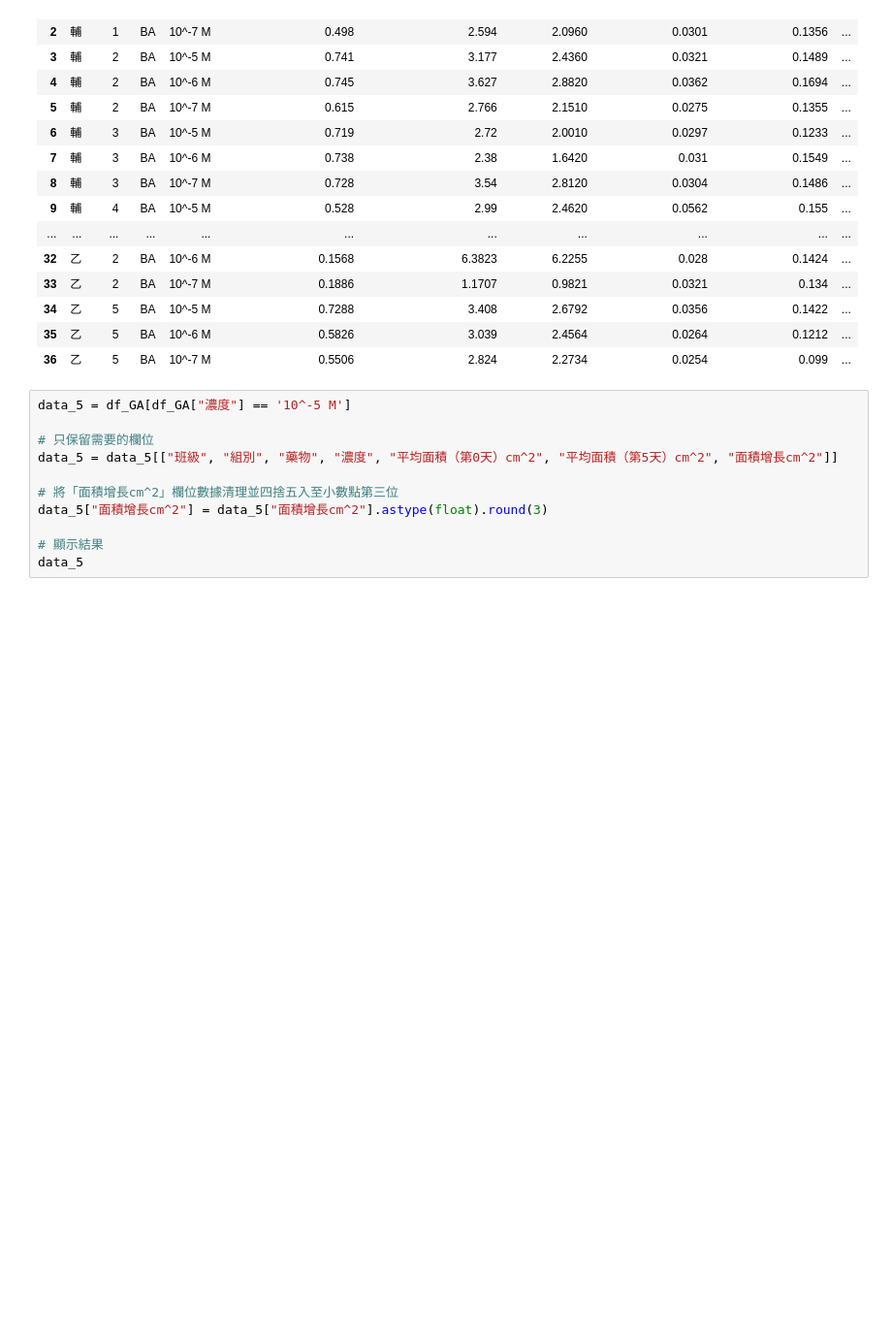
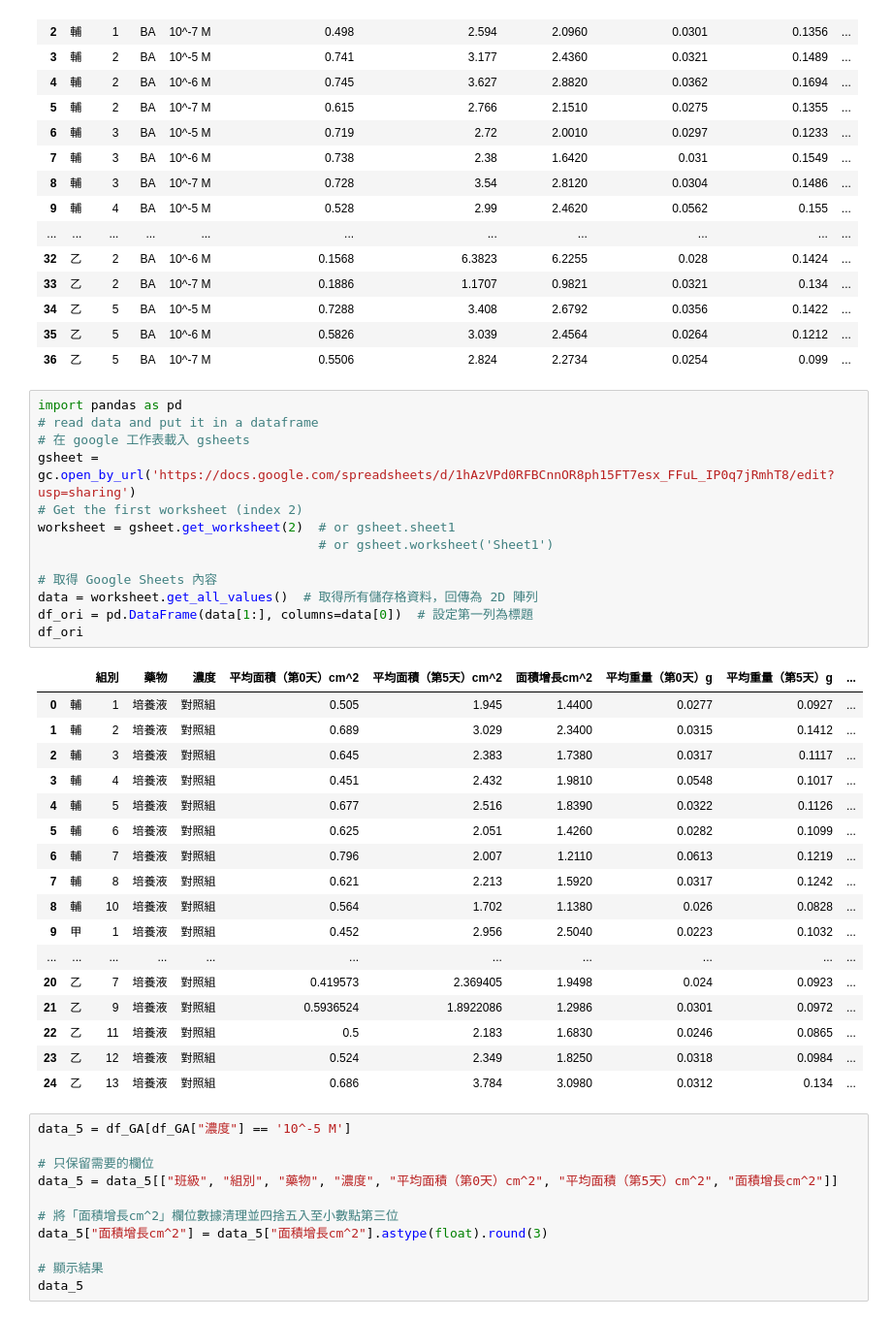
Before and after one commit to kurakanja/113-2coding, a Jupyter notebook: 生物植物盒鬚圖.ipynb, the cells around one changed output. Shown at 97% size. Drawn from its saved outputs; the diff is of its cells as text; blank space fills up the shorter version.

```diff
--- a/生物植物盒鬚圖.ipynb
+++ b/生物植物盒鬚圖.ipynb
@@ -72,6 +72,37 @@ df_BA
 | 34 | 乙 | 5 | BA | 10^-5 M | 0.7288 | 3.408 | 2.6792 | 0.0356 | 0.1422 | ... |
 | 35 | 乙 | 5 | BA | 10^-6 M | 0.5826 | 3.039 | 2.4564 | 0.0264 | 0.1212 | ... |
 | 36 | 乙 | 5 | BA | 10^-7 M | 0.5506 | 2.824 | 2.2734 | 0.0254 | 0.099 | ... |
+# %%
+import pandas as pd
+# read data and put it in a dataframe
+# 在 google 工作表載入 gsheets
+gsheet = gc.open_by_url('https://docs.google.com/spreadsheets/d/1hAzVPd0RFBCnnOR8ph15FT7esx_FFuL_IP0q7jRmhT8/edit?usp=sharing')
+# Get the first worksheet (index 2)
+worksheet = gsheet.get_worksheet(2)  # or gsheet.sheet1
+                                     # or gsheet.worksheet('Sheet1')
+
+# 取得 Google Sheets 內容
+data = worksheet.get_all_values()  # 取得所有儲存格資料，回傳為 2D 陣列
+df_ori = pd.DataFrame(data[1:], columns=data[0])  # 設定第一列為標題
+df_ori
+# %% [output]
+|  |  | 組別 | 藥物 | 濃度 | 平均面積（第0天）cm^2 | 平均面積（第5天）cm^2 | 面積增長cm^2 | 平均重量（第0天）g | 平均重量（第5天）g | ... |
+| 0 | 輔 | 1 | 培養液 | 對照組 | 0.505 | 1.945 | 1.4400 | 0.0277 | 0.0927 | ... |
+| 1 | 輔 | 2 | 培養液 | 對照組 | 0.689 | 3.029 | 2.3400 | 0.0315 | 0.1412 | ... |
+| 2 | 輔 | 3 | 培養液 | 對照組 | 0.645 | 2.383 | 1.7380 | 0.0317 | 0.1117 | ... |
+| 3 | 輔 | 4 | 培養液 | 對照組 | 0.451 | 2.432 | 1.9810 | 0.0548 | 0.1017 | ... |
+| 4 | 輔 | 5 | 培養液 | 對照組 | 0.677 | 2.516 | 1.8390 | 0.0322 | 0.1126 | ... |
+| 5 | 輔 | 6 | 培養液 | 對照組 | 0.625 | 2.051 | 1.4260 | 0.0282 | 0.1099 | ... |
+| 6 | 輔 | 7 | 培養液 | 對照組 | 0.796 | 2.007 | 1.2110 | 0.0613 | 0.1219 | ... |
+| 7 | 輔 | 8 | 培養液 | 對照組 | 0.621 | 2.213 | 1.5920 | 0.0317 | 0.1242 | ... |
+| 8 | 輔 | 10 | 培養液 | 對照組 | 0.564 | 1.702 | 1.1380 | 0.026 | 0.0828 | ... |
+| 9 | 甲 | 1 | 培養液 | 對照組 | 0.452 | 2.956 | 2.5040 | 0.0223 | 0.1032 | ... |
+| ... | ... | ... | ... | ... | ... | ... | ... | ... | ... | ... |
+| 20 | 乙 | 7 | 培養液 | 對照組 | 0.419573 | 2.369405 | 1.9498 | 0.024 | 0.0923 | ... |
+| 21 | 乙 | 9 | 培養液 | 對照組 | 0.5936524 | 1.8922086 | 1.2986 | 0.0301 | 0.0972 | ... |
+| 22 | 乙 | 11 | 培養液 | 對照組 | 0.5 | 2.183 | 1.6830 | 0.0246 | 0.0865 | ... |
+| 23 | 乙 | 12 | 培養液 | 對照組 | 0.524 | 2.349 | 1.8250 | 0.0318 | 0.0984 | ... |
+| 24 | 乙 | 13 | 培養液 | 對照組 | 0.686 | 3.784 | 3.0980 | 0.0312 | 0.134 | ... |
 # %%
 data_5 = df_GA[df_GA["濃度"] == '10^-5 M']
 
```
Also changed, not shown: parts of 1 cell of this notebook.
